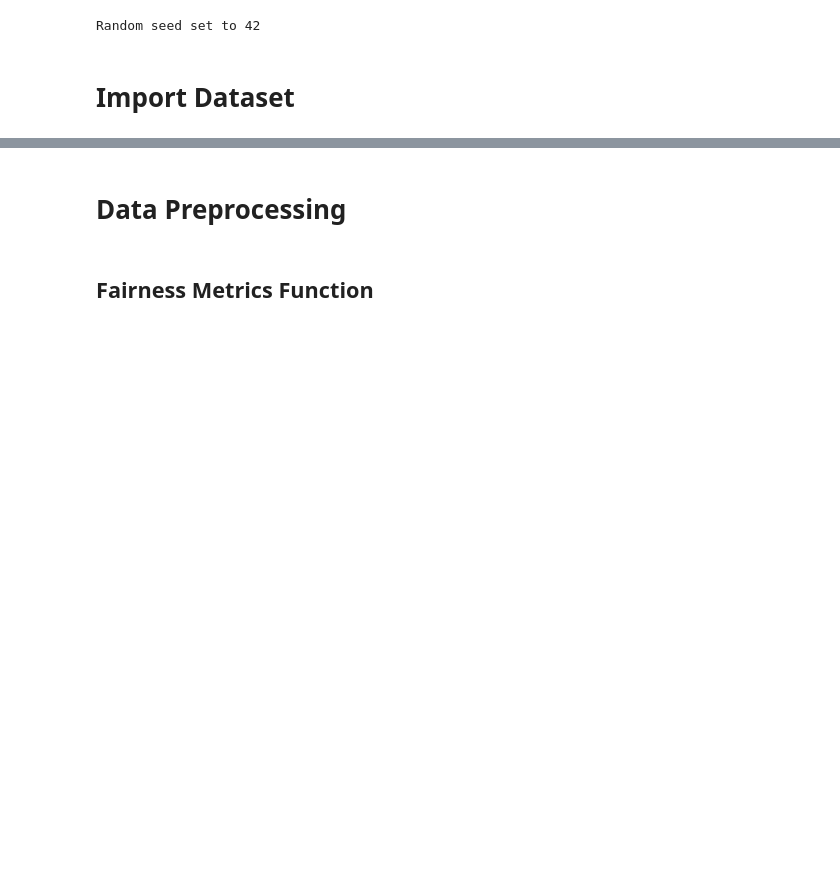
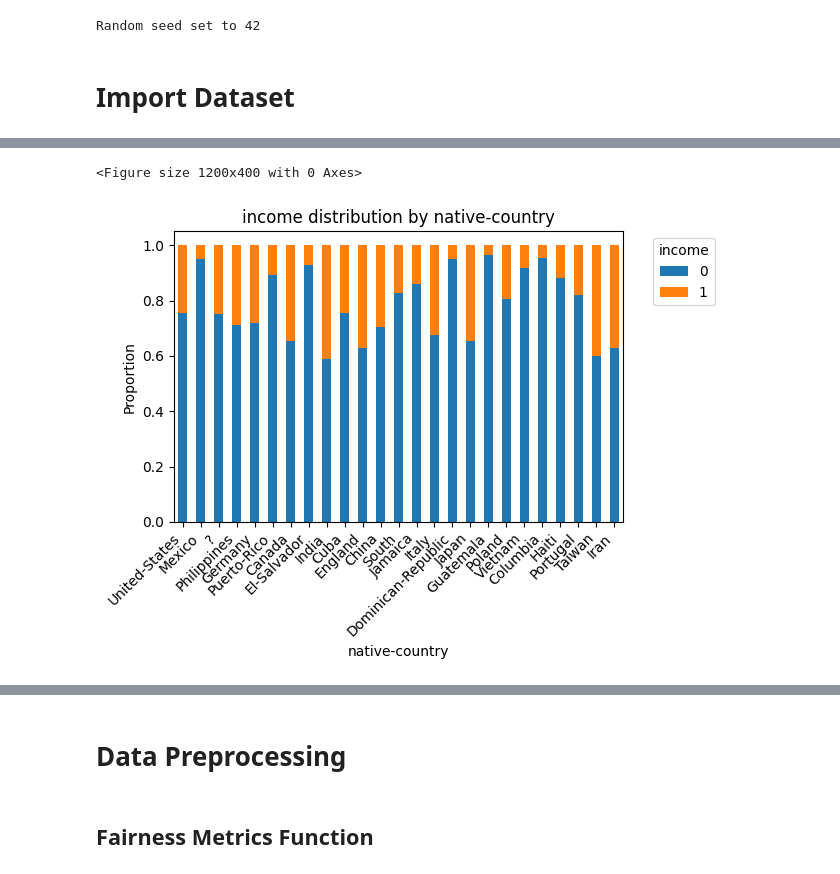
Before and after one commit to Enrico-Madani1/S-DP-SGD_Data259, a Jupyter notebook: Project_DATA259.ipynb, the cells around one changed output, grey strips where cells are left out. Drawn from its saved outputs; the diff is of its cells as text; code cells hidden in the pictures; blank space fills up the shorter version.

```diff
--- a/Project_DATA259.ipynb
+++ b/Project_DATA259.ipynb
@@ -48,0 +82,10 @@ y = adult.data.targets
+# %%
+y_series = y
+y_name = y.name if y.name is not None else "target"
+
+# 1. Basic structure
+print("Shape of X:", X.shape)
+print("Length of y:", len(y_series))
+print("\nColumn types in X:\n", X.dtypes)
+print("\nTarget distribution:\n", y_series.value_counts())
+print("\nTarget distribution (proportion):\n", y_series.value_counts(normalize=True))
@@ -48,0 +384,22 @@ y = adult.data.targets
+# %%
+col = "native-country"
+
+ct = pd.crosstab(X[col], y_series, normalize="index")
+
+# Option 1: filter by minimum count
+counts = X[col].value_counts()
+valid_countries = counts[counts >= 50].index  # adjust threshold
+ct = ct.loc[valid_countries]
+
+plt.figure(figsize=(12, 4))  # wider figure
+ax = ct.plot(kind="bar", stacked=True)
+plt.title(f"{y_name} distribution by {col}")
+plt.ylabel("Proportion")
+plt.xlabel(col)
+plt.xticks(rotation=45, ha="right")
+plt.legend(title=y_name, bbox_to_anchor=(1.05, 1), loc="upper left")
+plt.tight_layout()
+plt.show()
+# %% [output]
+<Figure size 1200x400 with 0 Axes>
+[figure, added]
```
Also changed, not shown: parts of 17 cells of this notebook.
